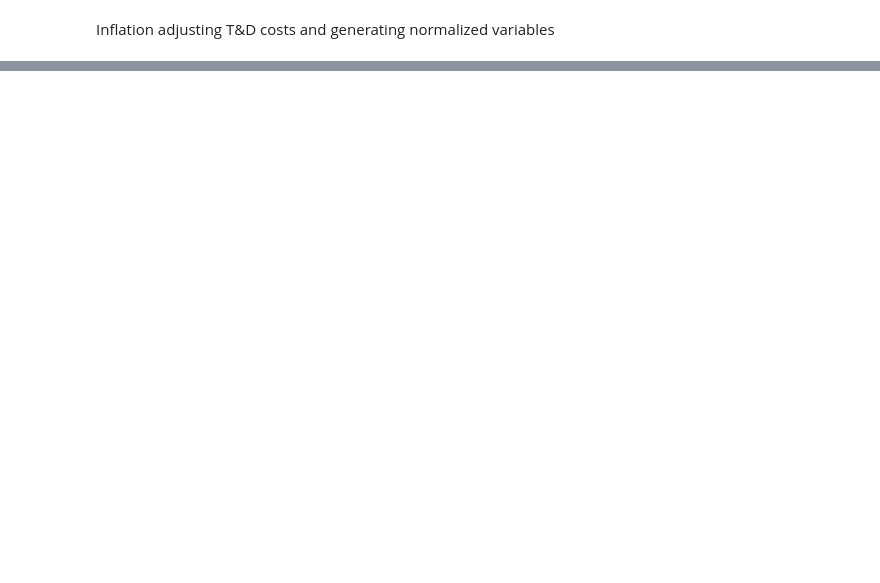
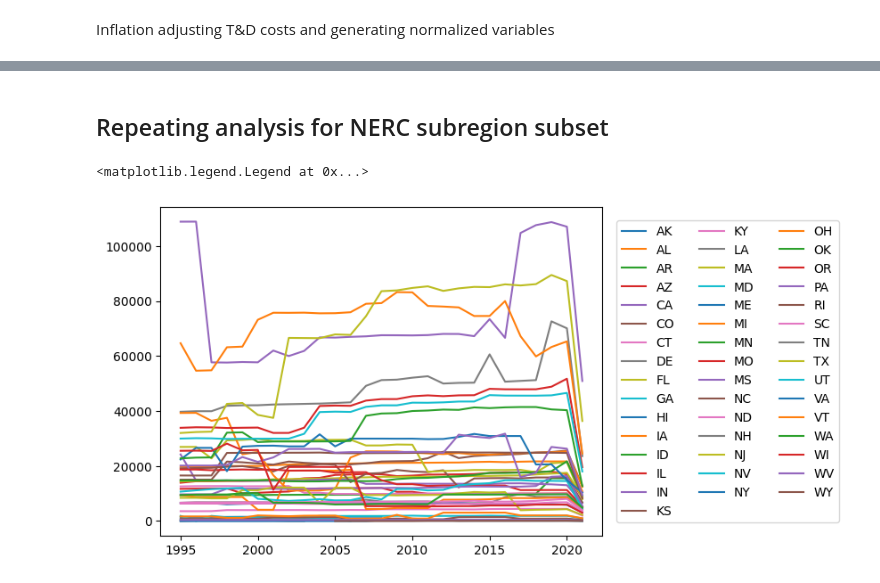
Before and after one commit to rayansud/UtilExpenses, a Jupyter notebook: code/analysis.ipynb, the cells around one changed output, grey strips where cells are left out. Cells and saved outputs as stored; diff of their text form; code cells hidden in the pictures; blank space fills up the shorter version.

```diff
--- a/code/analysis.ipynb
+++ b/code/analysis.ipynb
@@ -68,3 +56,26 @@ merged_ferc_codes = pd.merge(merged_eia_codes,
+# %%
+eia_ferc = pd.read_csv('../datafiles/eia ferc fuzzy matched manually corrected.csv').dropna(subset='eia')
+
+eia_codes = pd.read_csv('../datafiles/utilities_entity_eia.csv')
+
+
+merged_eia_codes = pd.merge(eia_ferc,
+        eia_codes,
+        left_on='eia',
+        right_on='utility_name_eia',
+        how='left')
+
+ferc_codes = pd.read_csv('../datafiles/utilities_ferc1.csv')
+
+
+merged_ferc_codes = pd.merge(merged_eia_codes,
+                            ferc_codes,
+                            left_on='ferc',
+                            right_on='utility_name_ferc1',
+                            how='right')[['utility_id_eia',
+                                         'utility_id_ferc1',
+                                         'utility_name_ferc1',
+                                         'utility_name_eia']]
 # %%
-states = pd.read_csv('datafiles/utilities_eia860.csv',usecols=[0,2,5])
+states = pd.read_csv('../datafiles/utilities_eia860.csv',usecols=[0,2,5])
 states['year_dt'] = pd.to_datetime(states['report_date']).dt.year
@@ -80,0 +82,3 @@ ferc_subset_with_nercregion = pd.merge(merged_eia_interconn_regions,
+# %%
+nerc = pd.read_excel('../datafiles/StateCodesNERC.xlsx')
+merged_eia_interconn_regions = pd.merge(nerc,states,how='right',left_on='Code',right_on='state')[['NERC','State','Code','utility_id_eia']]
@@ -242,0 +215,2 @@ fig.savefig('graphs/inflation adjusted & normalized T&D costs over time - nerc s
+# %% [markdown]
+## Repeating analysis for NERC subregion subset
@@ -242,0 +223,11 @@ fig.savefig('graphs/inflation adjusted & normalized T&D costs over time - nerc s
+# %%
+state_trans_len=nerc_interconn_subset_data_disagg.groupby(['Code','report_year']).agg(sum).reset_index()[['report_year','Code','transmission_line_and_structures_length_miles','transmission_line_length_miles']]
+state_trans_len['total'] = state_trans_len['transmission_line_and_structures_length_miles']+state_trans_len['transmission_line_length_miles']
+
+for state in state_trans_len['Code'].unique():
+    st_data = state_trans_len[state_trans_len['Code']==state]
+    plt.plot(st_data['report_year'],st_data['total'],label=state)
+plt.legend(loc='right',bbox_to_anchor=(1.55,0.5),ncol=3)
+# %% [output]
+<matplotlib.legend.Legend at 0x...>
+[figure, added]
```
Also changed, not shown: parts of 31 cells of this notebook, 11 other files.
